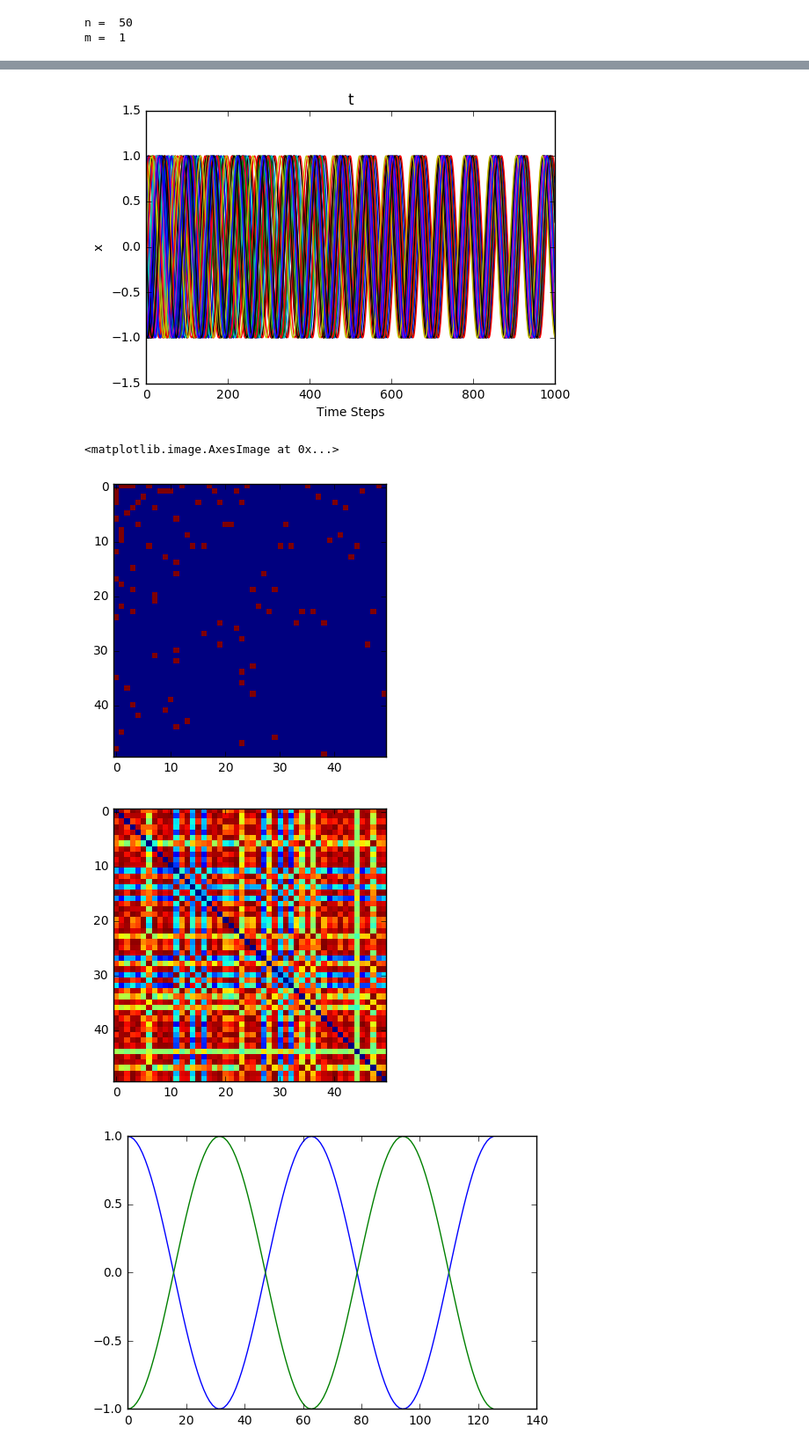
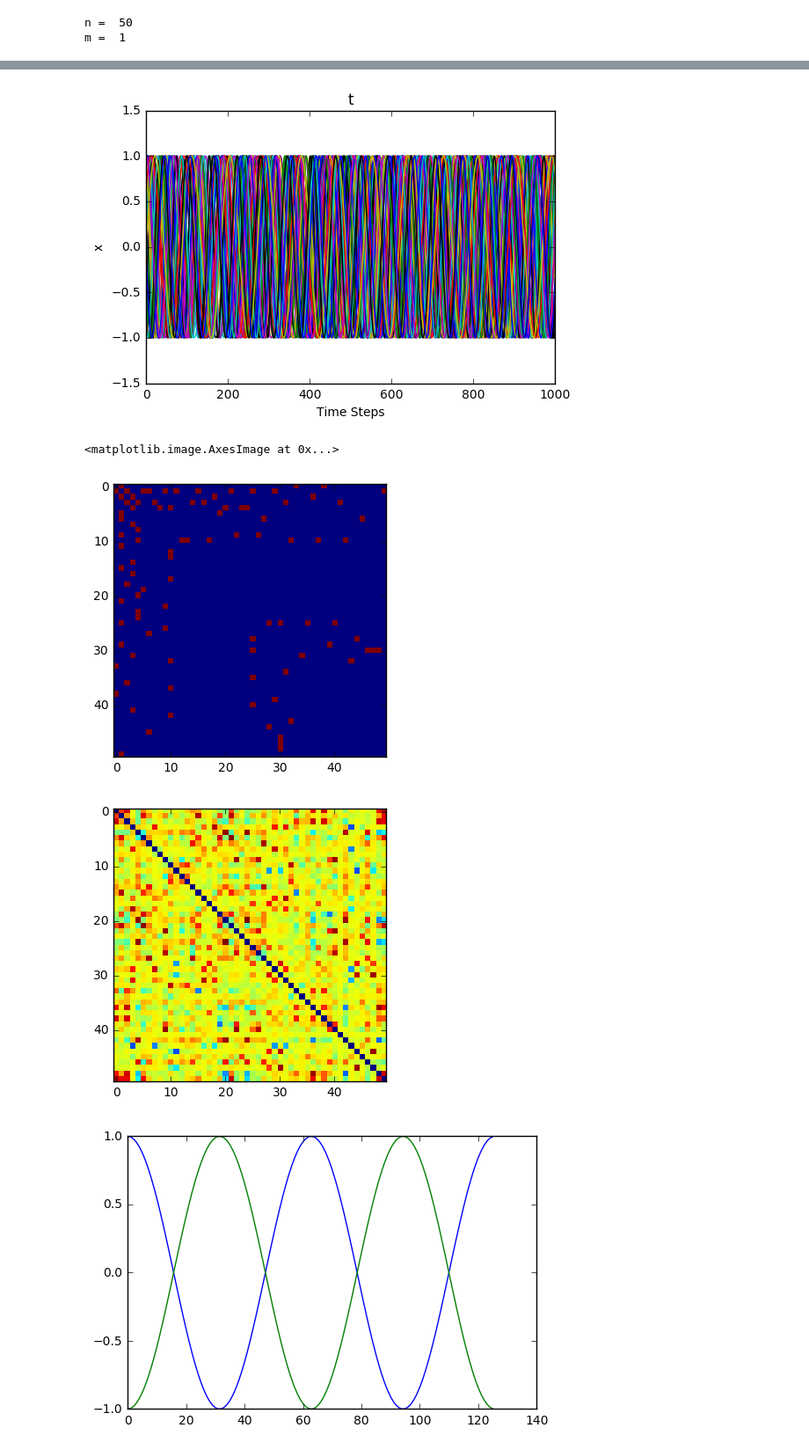
Before and after one commit to tester1456/NetworkModels, a Jupyter notebook: Graph Measures.ipynb, the cells around one changed output, grey strips where cells are left out. Shown at 88% size. Drawn from its saved outputs; the diff is of its cells as text; code cells hidden in the pictures.

```diff
--- a/Graph Measures.ipynb
+++ b/Graph Measures.ipynb
@@ -42,13 +46,18 @@ gm.degree_distribution(G)
 # %%
 #Parameter Initialization
 
-distributions = [(n,0,2*np.pi,'uniform')]
-phase = nm.create_vec_states(distributions)
-x = np.cos(phase) + np.sin(phase)*1j
+distributions = [(n,0,2*np.pi,'uniform'),(n,10,2,'normal')]
+states = nm.create_vec_states(distributions)
+z = np.cos(states[:,0]) + 1j * np.sin(states[:,0])
+w = 1j * states[:,1]
+x = [[a,b] for a,b in zip(z,w)]
 
-def h(x):   #node function
-    w = 10
-    return 1j * x * w + x*(1-abs(x)) # apply limit cycle term to keep in a circle
+def currynode(w):
+    def node(x):   #node function
+        return np.array([1j * x[0] * w + x[0]*(1-abs(x[0])),0*1j]) # apply limit cycle term to keep in a circle
+    return node
+
+h = [currynode(w) for w in states[:,1]]
 
 def f(x,y): #coupling function
     a = slider3.value
@@ -56,7 +65,7 @@ def f(x,y): #coupling function
     c = slider5.value
     K = slider6.value
     phi = np.angle(y[0])-np.angle(x[0])
-    return 1j * x * complex(K*(np.sin(a*phi+b)+c),0)
+    return np.array([1j * x[0] * complex(K*(np.sin(a*phi+b)+c),0),0*1j])
 
 M = np.identity(n) #Measurement Matrix
 N = 0 #Noise Variance
@@ -65,16 +74,16 @@ oscillator = nm.nmodel(G,x,h,f,M,N,dt=.01)
 oscillator.run(10)
 nm.state_course(np.real(nm.reduce_state(0,oscillator.x)))
 # %% [output]
-[figure, old version]
+[figure, new version]
 # %%
 nm.plt_graph(oscillator.G)
 plt.figure()
-x = cross_func(nm.reduce_state(0,oscillator.x),gm.phase_synchrony)
+x = gm.cross_func(nm.reduce_state(0,oscillator.x),gm.phase_synchrony)
 plt.imshow(x, interpolation= "nearest")
 # %% [output]
 <matplotlib.image.AxesImage at 0x...>
-[figure, old version]
+[figure, new version]
-[figure, old version]
+[figure, new version]
 # %%
 def frange(start, stop, step):
     i = start
```
Also changed, not shown: parts of 5 cells of this notebook, 1 other file.
